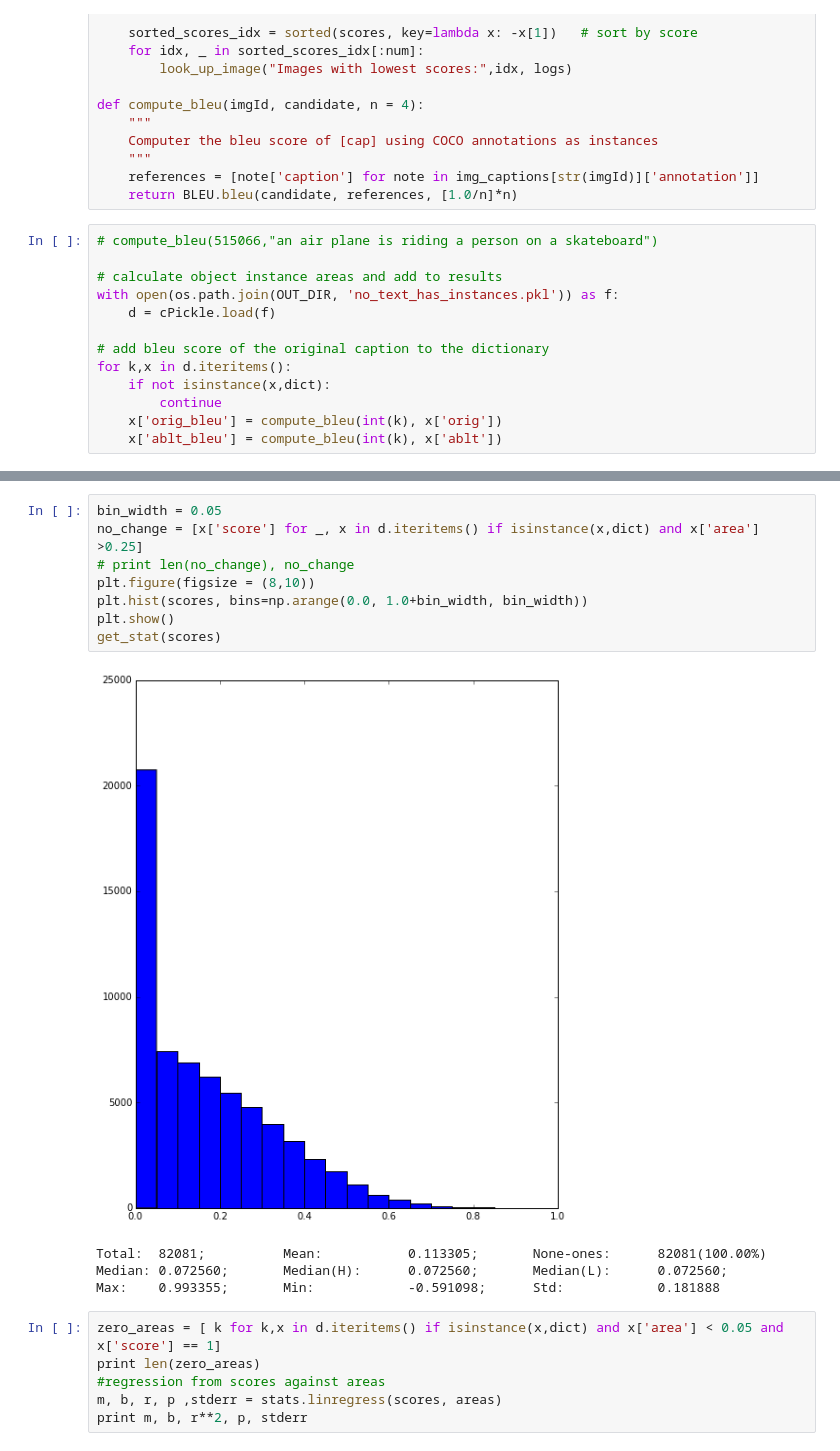
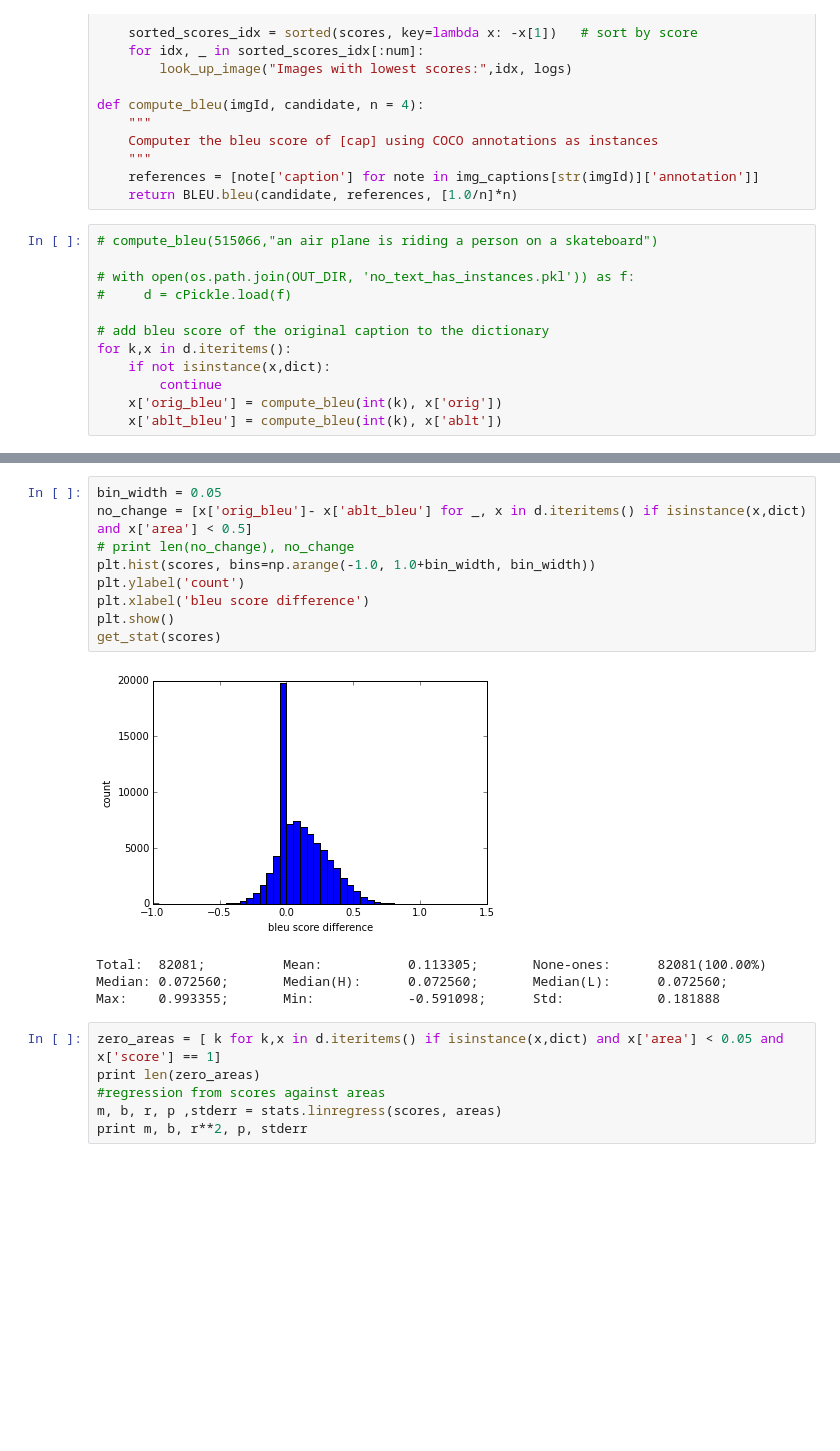
Before and after one commit to stevenygd/textmatters, a Jupyter notebook: NoTextBlackoutExp.ipynb, the cells around one changed output, grey strips where cells are left out. Drawn from its saved outputs; the diff is of its cells as text; blank space fills up the shorter version.

```diff
--- a/NoTextBlackoutExp.ipynb
+++ b/NoTextBlackoutExp.ipynb
@@ -124,9 +134,8 @@ def compute_bleu(imgId, candidate, n = 4):
 # %%
 # compute_bleu(515066,"an air plane is riding a person on a skateboard")
 
-# calculate object instance areas and add to results
-with open(os.path.join(OUT_DIR, 'no_text_has_instances.pkl')) as f:
-    d = cPickle.load(f)
+# with open(os.path.join(OUT_DIR, 'no_text_has_instances.pkl')) as f:
+#     d = cPickle.load(f)
 
 # add bleu score of the original caption to the dictionary
 for k,x in d.iteritems():
@@ -184,13 +205,14 @@ plt.show()
 # %%
 bin_width = 0.05
-no_change = [x['score'] for _, x in d.iteritems() if isinstance(x,dict) and x['area'] >0.25]
+no_change = [x['orig_bleu']- x['ablt_bleu'] for _, x in d.iteritems() if isinstance(x,dict) and x['area'] < 0.5]
 # print len(no_change), no_change
-plt.figure(figsize = (8,10))
-plt.hist(scores, bins=np.arange(0.0, 1.0+bin_width, bin_width))
+plt.hist(scores, bins=np.arange(-1.0, 1.0+bin_width, bin_width))
+plt.ylabel('count')
+plt.xlabel('bleu score difference')
 plt.show()
 get_stat(scores)
 # %% [output]
-[figure, old version]
+[figure, new version]
 Total:  82081;          Mean:           0.113305;       None-ones:      82081(100.00%)
 Median: 0.072560;       Median(H):      0.072560;       Median(L):      0.072560;
 Max:    0.993355;       Min:            -0.591098;      Std:            0.181888
```
Also changed, not shown: parts of 5 cells of this notebook, 4 other files.
